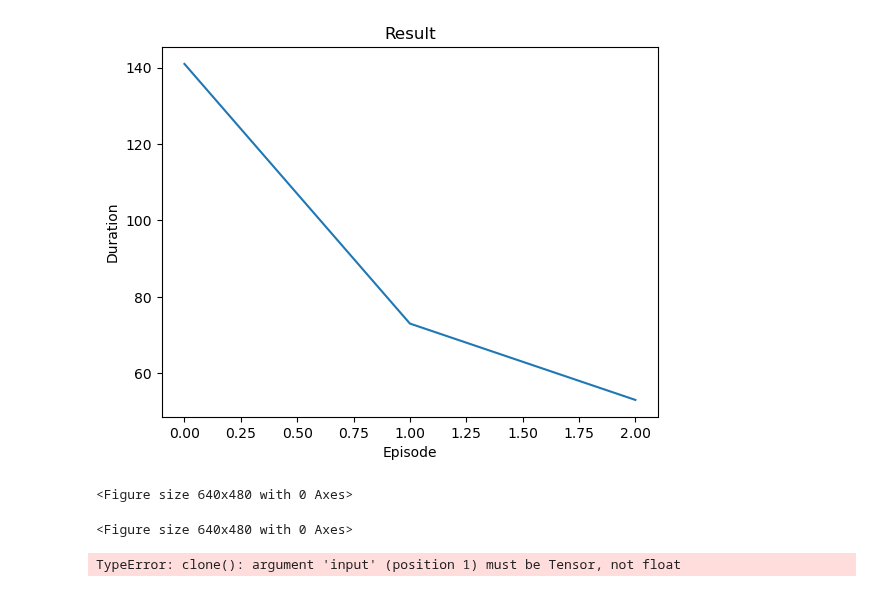
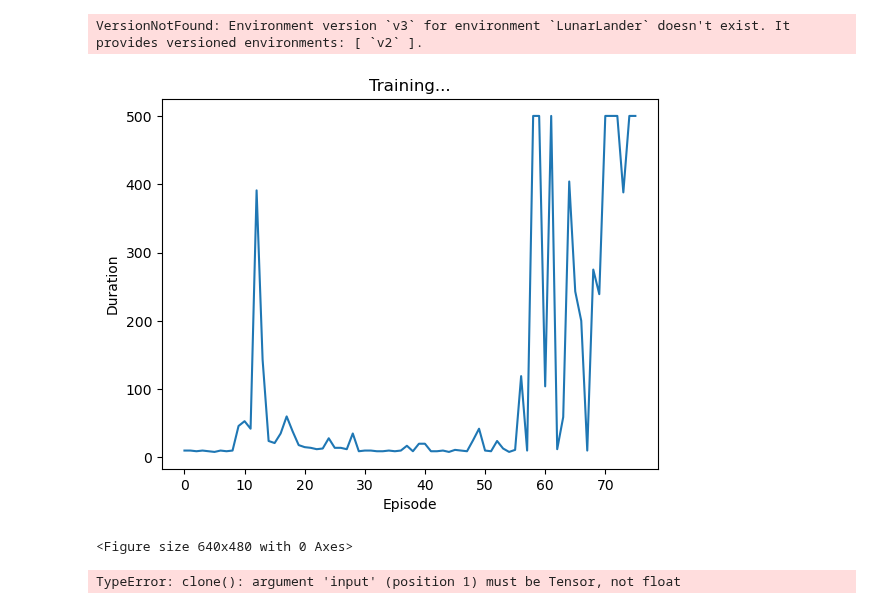
Before and after one commit to bcozmen/deeppy, a Jupyter notebook: example.ipynb, the cells around one changed output. Cells and saved outputs as stored; diff of their text form; code cells hidden in the pictures.

```diff
--- a/example.ipynb
+++ b/example.ipynb
@@ -18,24 +18,27 @@ def train(episodes = 500):
         while(not lf.train()):
             pass
         if i%25 == 0:
-            lf.plot_rewards()
-    lf.plot_durations(show_result= True)
+            lf.plot(lf.rewards)
+    lf.plot(lf.rewards,show_result= True)
 
 def train_sac(episodes = 500):
     for i in range(episodes):
-        while(not lf.train(duration=False)):
+        while(not lf.train(metrics=False)):
             pass
-        lf.durations.append(lf.test())
+        c, r = lf.test()
+        lf.rewards.append(r)
         if i%25 == 0:
-            lf.plot_durations()
-    lf.plot_durations(show_result= True)
+            lf.plot(lf.rewards)
+    lf.plot(lf.rewards,show_result= True)
 
 device = torch.device("cuda" if torch.cuda.is_available() else "cpu")
 env = gym.make("CartPole-v1", render_mode="rgb_array")
-#env = gym.make("LunarLander-v2", render_mode="rgb_array")
+env = gym.make("LunarLander-v3", render_mode="rgb_array")
 env.action_space.shape
 
 obs, act = env.observation_space.shape[0], env.action_space.n
+# %% [output]
+VersionNotFound: Environment version `v3` for environment `LunarLander` doesn't exist. It provides versioned environments: [ `v2` ].
 # %%
 q_arch_params = {
     "layers" : [obs,128,128,act],
@@ -101,11 +104,10 @@ data = EnvData(env, 20000, device= device)
 lf = LearningFrame(model, data, batch_size = 128, start_size = 128)
 durations = []
 # %%
-train_sac(episodes=3)
+train_sac(episodes=500)
 # %% [output]
-[figure, old version]
+[figure, new version]
 <Figure size 640x480 with 0 Axes>
-<Figure size 640x480 with 0 Axes>
 # %%
 dqn_params = {
     "network_params": qnet_params,
```
Also changed, not shown: parts of 1 cell of this notebook, 5 other files.
